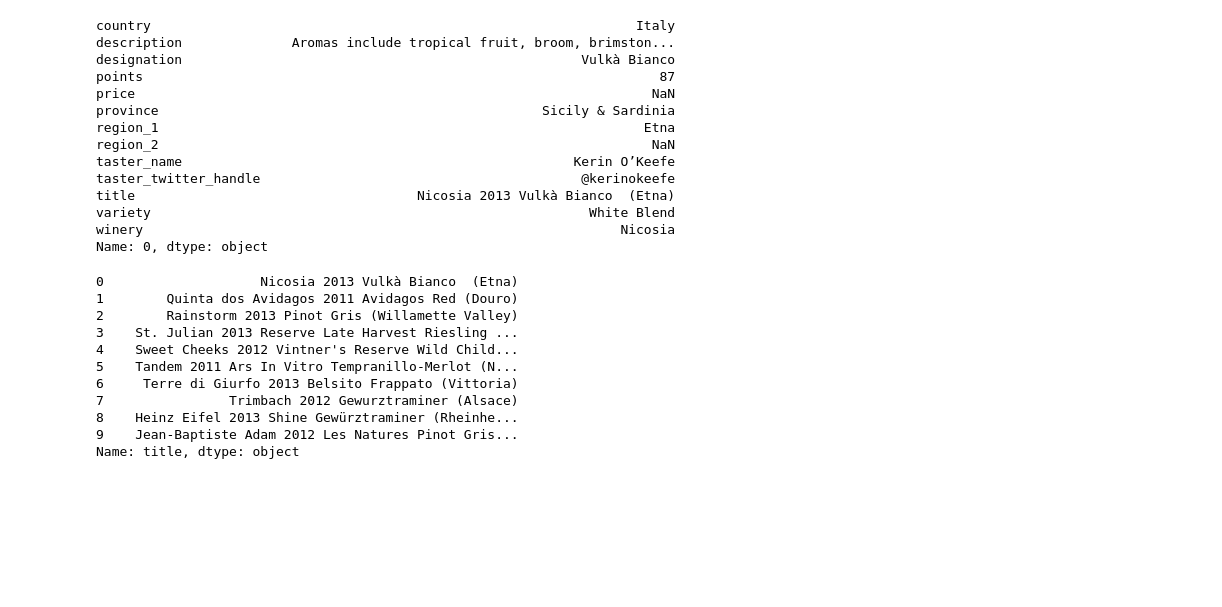
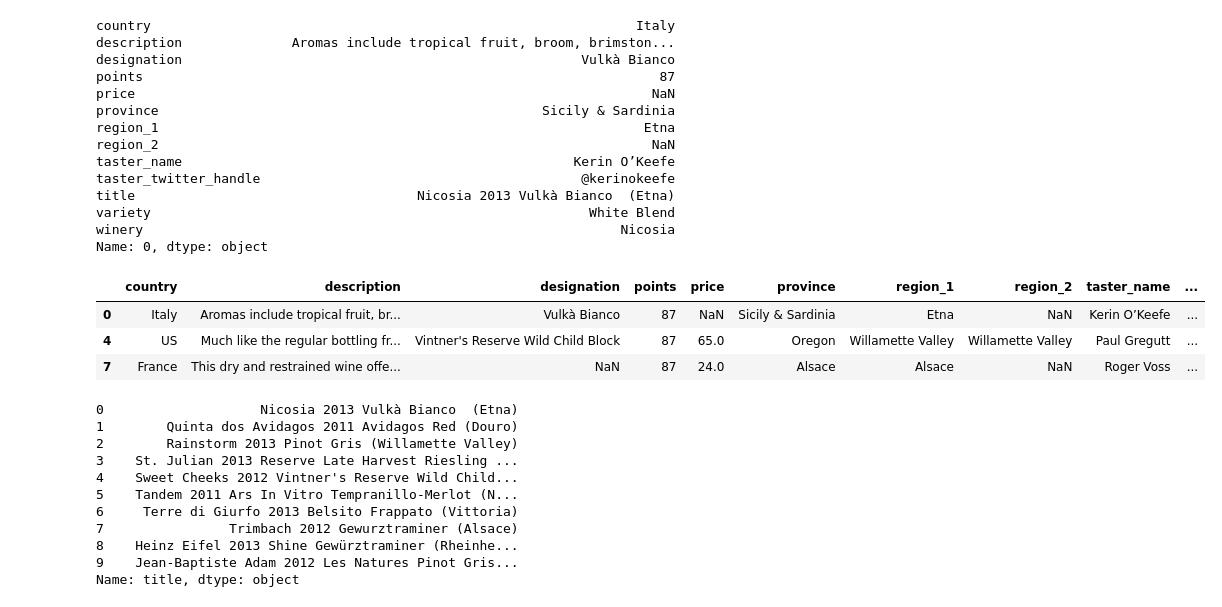
Before and after one commit to ErnestaTum/-Python_mokymai, a Jupyter notebook: ND_7.ipynb, the cells around one changed output. Saved outputs shown, nothing was run; the diff lists cells and outputs as text; code cells hidden in the pictures; blank space fills up the shorter version.

```diff
--- a/ND_7.ipynb
+++ b/ND_7.ipynb
@@ -165,6 +182,13 @@ title                                    Nicosia 2013 Vulkà Bianco  (Etna)
 variety                                                        White Blend
 winery                                                             Nicosia
 Name: 0, dtype: object
+# %%
+reviews.iloc[[0,4,7]]
+# %% [output]
+|  | country | description | designation | points | price | province | region_1 | region_2 | taster_name | ... |
+| 0 | Italy | Aromas include tropical fruit, br... | Vulkà Bianco | 87 | NaN | Sicily & Sardinia | Etna | NaN | Kerin O’Keefe | ... |
+| 4 | US | Much like the regular bottling fr... | Vintner's Reserve Wild Child Block | 87 | 65.0 | Oregon | Willamette Valley | Willamette Valley | Paul Gregutt | ... |
+| 7 | France | This dry and restrained wine offe... | NaN | 87 | 24.0 | Alsace | Alsace | NaN | Roger Voss | ... |
 # %%
 # 10. Iš failo winemag-data.csv atspausdinkite pirmųjų 10 vynų pavadinimus (title)
 
```
Also changed, not shown: parts of 5 cells of this notebook, 2 other files.
